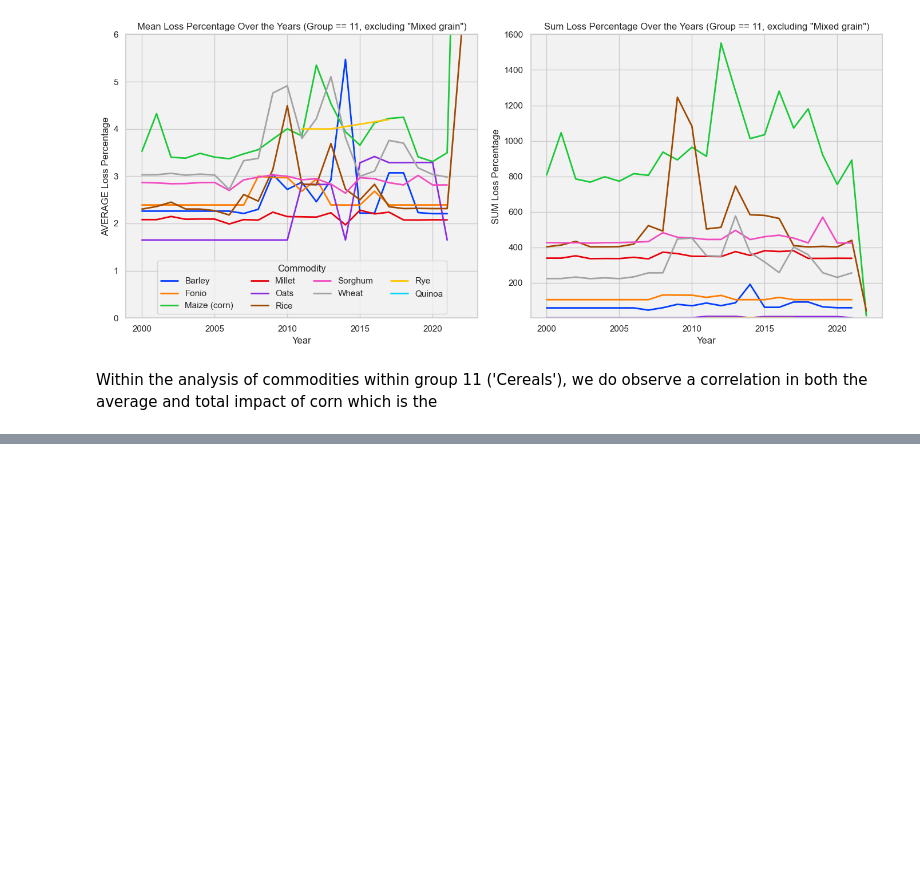
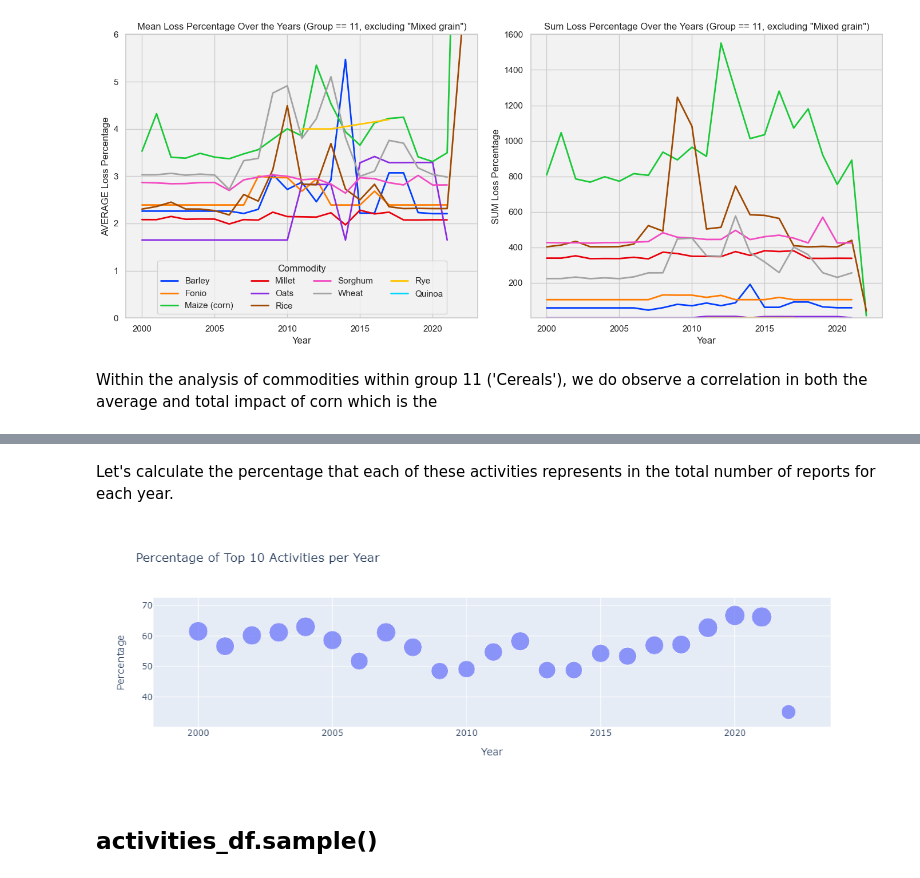
Before and after one commit to psaeztorres/CodeOp_Final_Project, a Jupyter notebook: visualization.ipynb, the cells around one changed output, grey strips where cells are left out. Drawn from its saved outputs; the diff is of its cells as text; code cells hidden in the pictures; blank space fills up the shorter version.

```diff
--- a/visualization.ipynb
+++ b/visualization.ipynb
@@ -471,0 +744,26 @@ Within the analysis of commodities within group 11 ('Cereals'), we do observe a
+# %% [markdown]
+Let's calculate the percentage that each of these activities represents in the total number of reports for each year.
+# %%
+import plotly.express as px
+
+# Define las top 10 actividades
+top_activities = ['Storage', 'Transportation', 'Drying', 'Harvesting', 'Threshing', 'Shelling', 'Winnowing', 'Retailing', 'Collection', 'Farm']
+
+# Combina las dos columnas de actividades en una sola serie
+activities_series = pd.concat([activities_df['activity_1'], activities_df['activity_2']])
+
+# Calcula el porcentaje que cada actividad representa en el total de actividades reportadas por año
+activities_percentage = activities_series.groupby(activities_df['year']).apply(lambda x: x.isin(top_activities).mean() * 100).reset_index(name='percentage')
+
+# Crea el gráfico de dispersión
+fig = px.scatter(activities_percentage, x='year', y='percentage', size='percentage',
+                 hover_data={'percentage': True},
+                 labels={'year': 'Year', 'percentage': 'Percentage'},
+                 title='Percentage of Top 10 Activities per Year')
+
+# Muestra el gráfico
+fig.show()
+# %% [output]
+[figure, added]
+# %% [markdown]
+## activities_df.sample()
```
Also changed, not shown: parts of 26 cells of this notebook.
